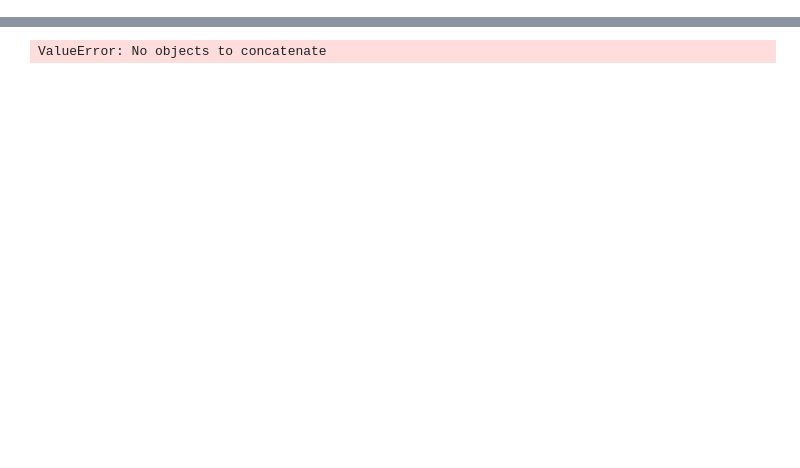
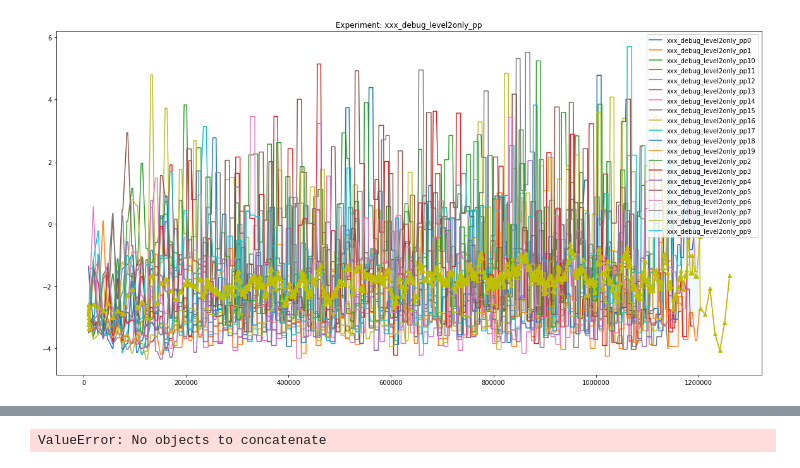
Before and after one commit to benellis3/mappo, a Jupyter notebook: analysis/xxx_baselines/Analysis_pp.ipynb, the cells around one changed output, grey strips where cells are left out. Saved outputs shown, nothing was run; the diff lists cells and outputs as text; code cells hidden in the pictures; blank space fills up the shorter version.

```diff
--- a/analysis/xxx_baselines/Analysis_pp.ipynb
+++ b/analysis/xxx_baselines/Analysis_pp.ipynb
@@ -158,0 +159,4 @@ d1 = plot_bundle(b, mongo_central, prop="Episode reward test", mode="individual"
+# %%
+d1 = plot_bundle(b, mongo_central, prop="Episode reward", mode="individual")
+# %% [output]
+[figure, added]
```
Also changed, not shown: parts of 3 cells of this notebook, 4 other files.
